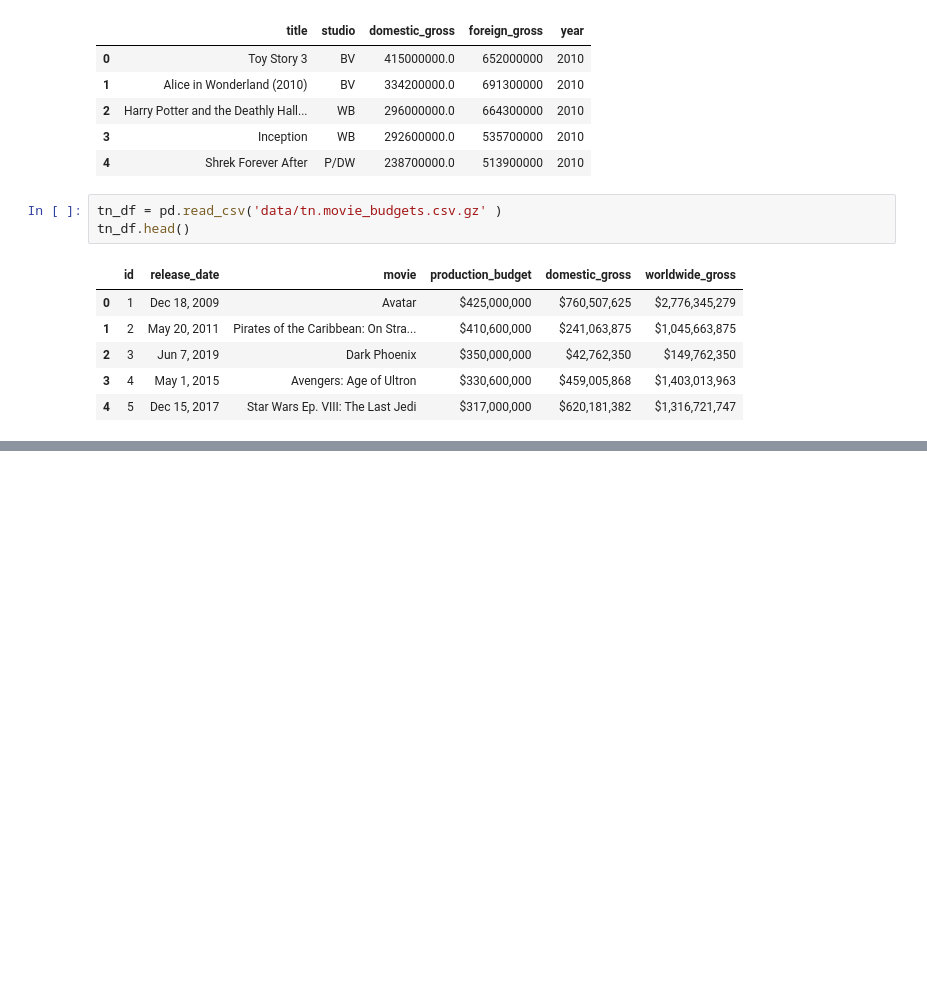
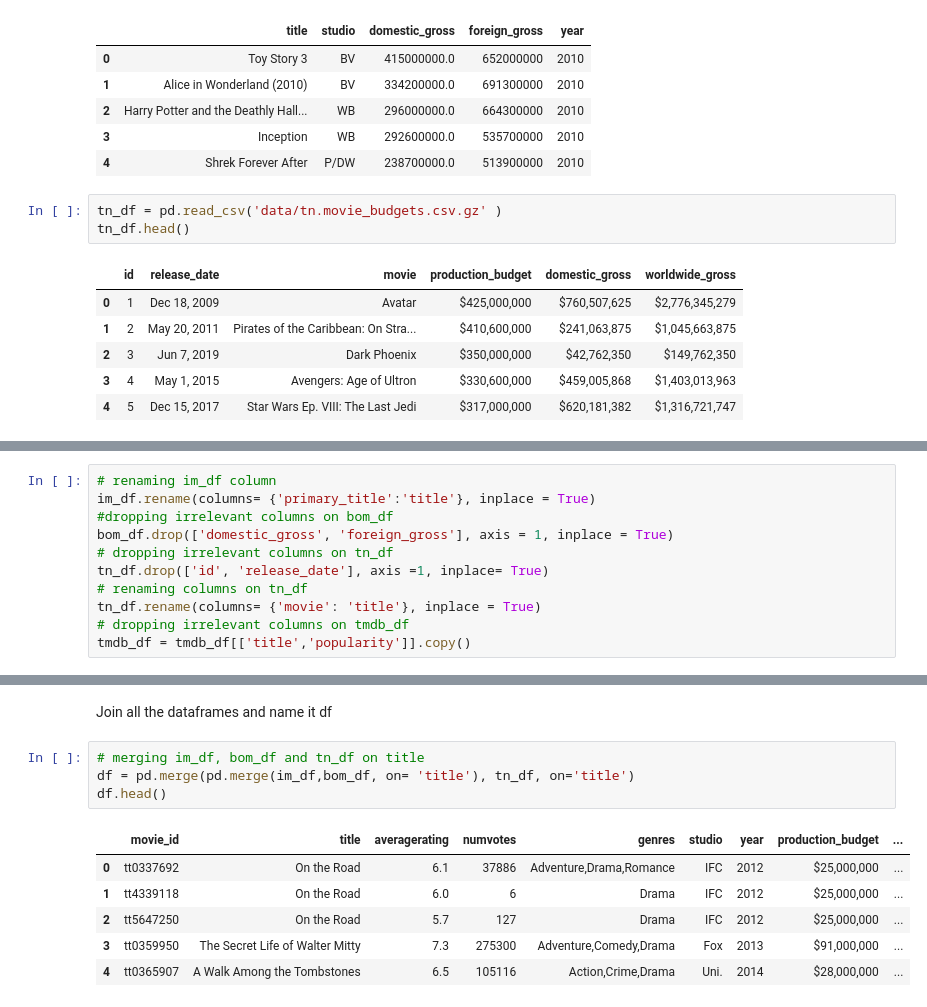
Before and after one commit to Leon380/Movies, a Jupyter notebook: microsoft.ipynb, the cells around one changed output, grey strips where cells are left out. Cells and saved outputs as stored; diff of their text form; blank space fills up the shorter version.

```diff
--- a/microsoft.ipynb
+++ b/microsoft.ipynb
@@ -130,0 +137,11 @@ tmdb_df.head()
+# %%
+# renaming im_df column
+im_df.rename(columns= {'primary_title':'title'}, inplace = True)
+#dropping irrelevant columns on bom_df
+bom_df.drop(['domestic_gross', 'foreign_gross'], axis = 1, inplace = True)
+# dropping irrelevant columns on tn_df
+tn_df.drop(['id', 'release_date'], axis =1, inplace= True)
+# renaming columns on tn_df
+tn_df.rename(columns= {'movie': 'title'}, inplace = True)
+# dropping irrelevant columns on tmdb_df
+tmdb_df = tmdb_df[['title','popularity']].copy()
@@ -130,0 +176,13 @@ tmdb_df.head()
+# %% [markdown]
+Join all the dataframes and name it df
+# %%
+# merging im_df, bom_df and tn_df on title
+df = pd.merge(pd.merge(im_df,bom_df, on= 'title'), tn_df, on='title')
+df.head()
+# %% [output]
+|  | movie_id | title | averagerating | numvotes | genres | studio | year | production_budget | ... |
+| 0 | tt0337692 | On the Road | 6.1 | 37886 | Adventure,Drama,Romance | IFC | 2012 | $25,000,000 | ... |
+| 1 | tt4339118 | On the Road | 6.0 | 6 | Drama | IFC | 2012 | $25,000,000 | ... |
+| 2 | tt5647250 | On the Road | 5.7 | 127 | Drama | IFC | 2012 | $25,000,000 | ... |
+| 3 | tt0359950 | The Secret Life of Walter Mitty | 7.3 | 275300 | Adventure,Comedy,Drama | Fox | 2013 | $91,000,000 | ... |
+| 4 | tt0365907 | A Walk Among the Tombstones | 6.5 | 105116 | Action,Crime,Drama | Uni. | 2014 | $28,000,000 | ... |
```
Also changed, not shown: parts of 21 cells of this notebook.
